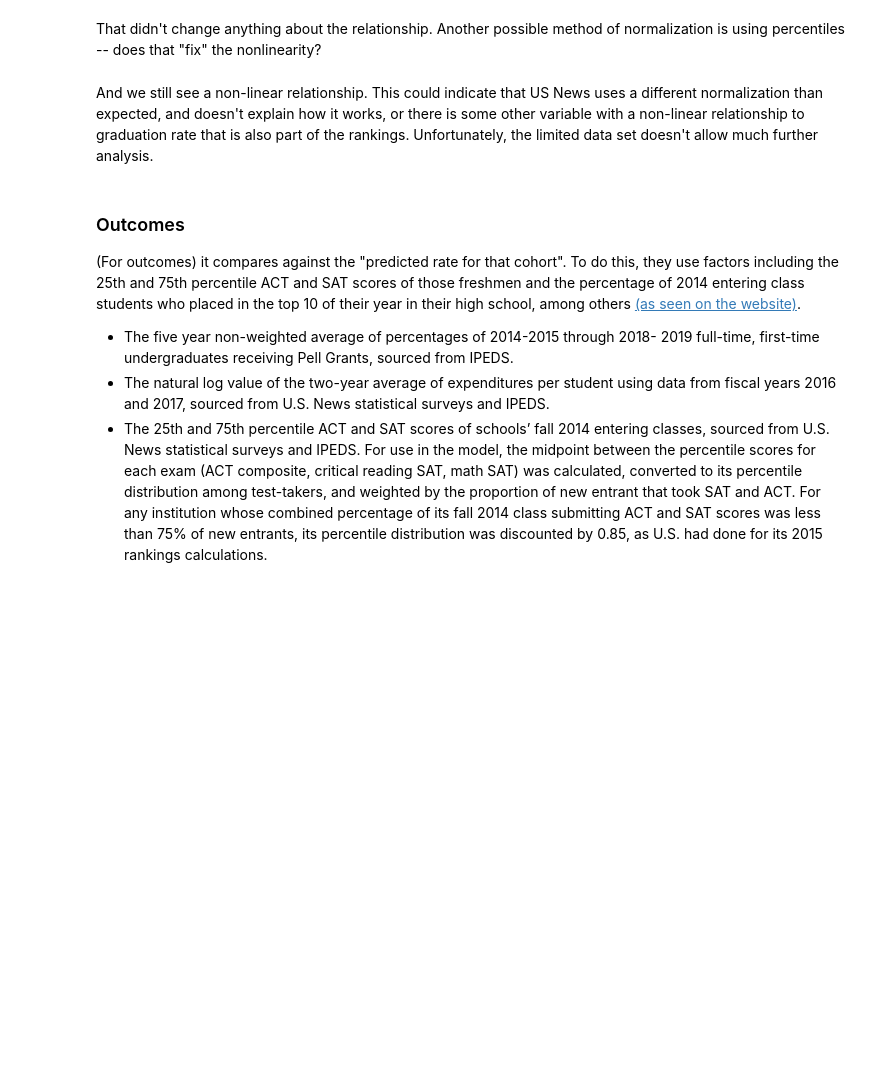
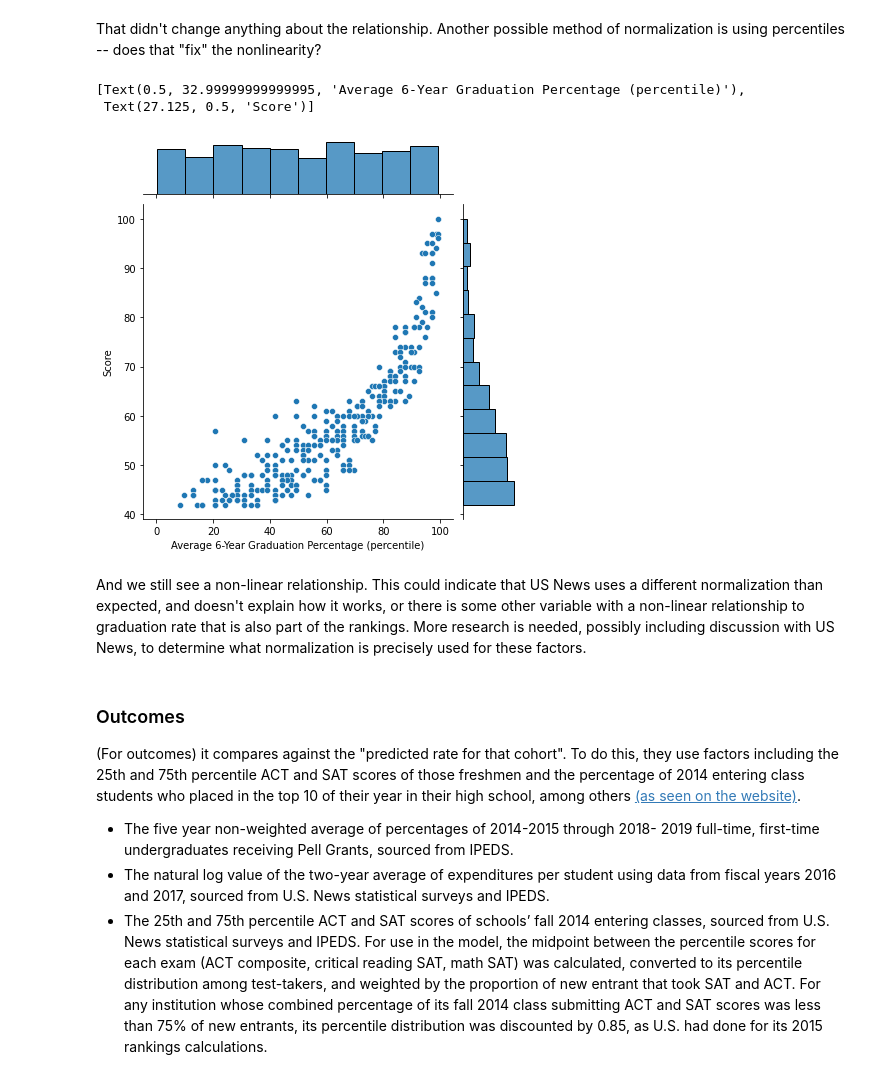
Before and after one commit to Aurathic/USNews-Colleges-Web-Scraper, a Jupyter notebook: python_web_scraper/web_scraping_2.ipynb, the cells around one changed output. Drawn from its saved outputs; the diff is of its cells as text; code cells hidden in the pictures; blank space fills up the shorter version.

```diff
--- a/python_web_scraper/web_scraping_2.ipynb
+++ b/python_web_scraper/web_scraping_2.ipynb
@@ -422,10 +361,14 @@ That didn't change anything about the relationship. Another possible method of n
 # %%
 from scipy import stats
 univ_df["rCAvgPctGrad6YrPercentile"] = univ_df["rCAvgPctGrad6Yr"].apply(lambda x: stats.percentileofscore(univ_df["rCAvgPctGrad6Yr"], x))
-jp = sns.jointplot(x="rCAvgPctGrad6YrPercentile",y="vDisplayScore", data=univ_df)
+jp = sns.jointplot(x="rCAvgPctGrad6YrPercentile",y="vDisplayScoreInt", data=univ_df)
 jp.figure.axes[0].set(xlabel="Average 6-Year Graduation Percentage (percentile)", ylabel="Score")
+# %% [output]
+[Text(0.5, 32.99999999999995, 'Average 6-Year Graduation Percentage (percentile)'),
+ Text(27.125, 0.5, 'Score')]
+[figure, added]
 # %% [markdown]
-And we still see a non-linear relationship. This could indicate that US News uses a different normalization than expected, and doesn't explain how it works, or there is some other variable with a non-linear relationship to graduation rate that is also part of the rankings. Unfortunately, the limited data set doesn't allow much further analysis.
+And we still see a non-linear relationship. This could indicate that US News uses a different normalization than expected, and doesn't explain how it works, or there is some other variable with a non-linear relationship to graduation rate that is also part of the rankings. More research is needed, possibly including discussion with US News, to determine what normalization is precisely used for these factors.
 # %% [markdown]
 ### Outcomes
 (For outcomes) it compares against the "predicted rate for that cohort". To do this, they use factors including the 25th and 75th percentile ACT and SAT scores of those freshmen and the percentage of 2014 entering class students who placed in the top 10 of their year in their high school, among others [(as seen on the website)](https://www.usnews.com/media/best-colleges/graduation-rate-performance).
```
Also changed, not shown: parts of 70 cells of this notebook.
